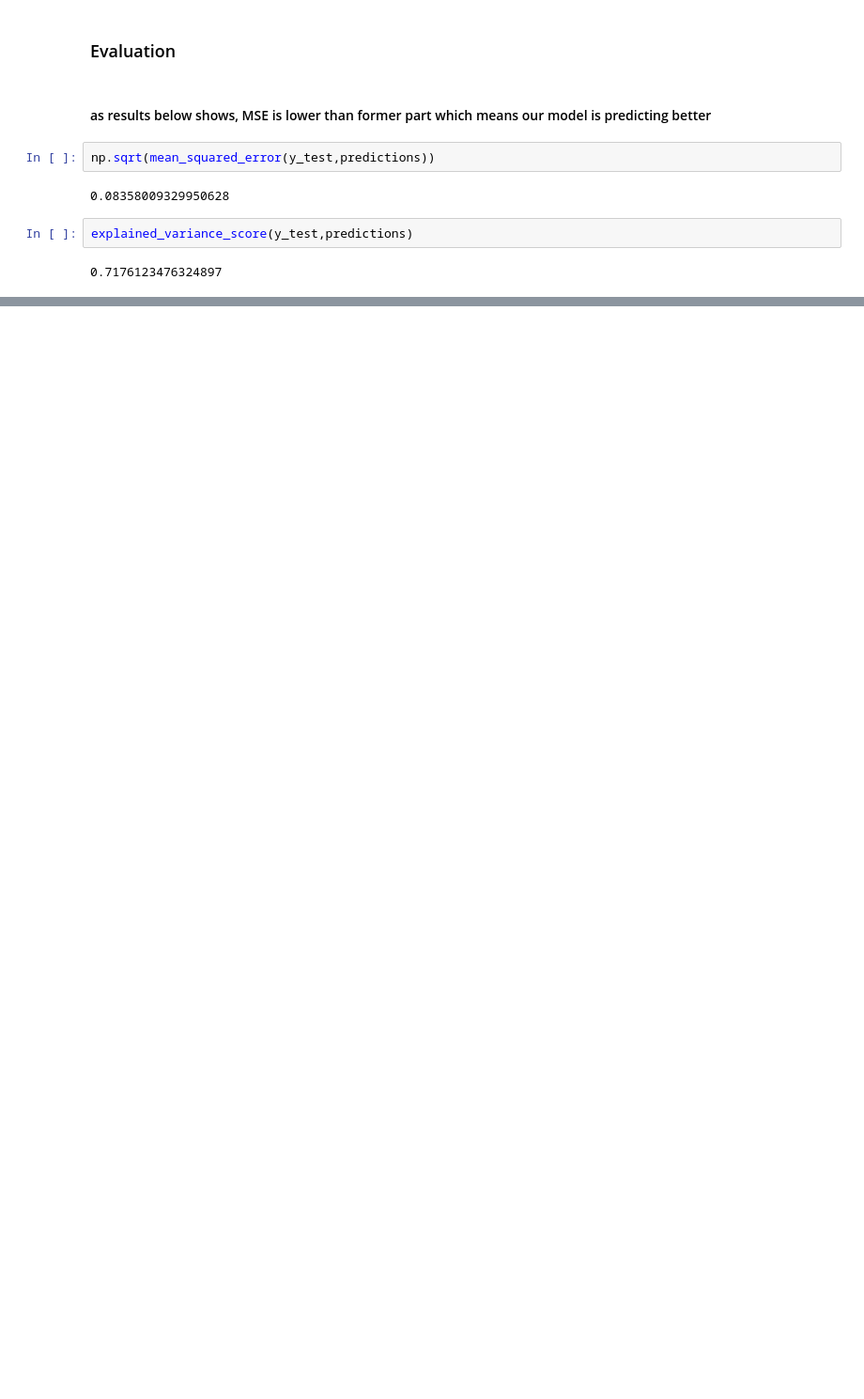
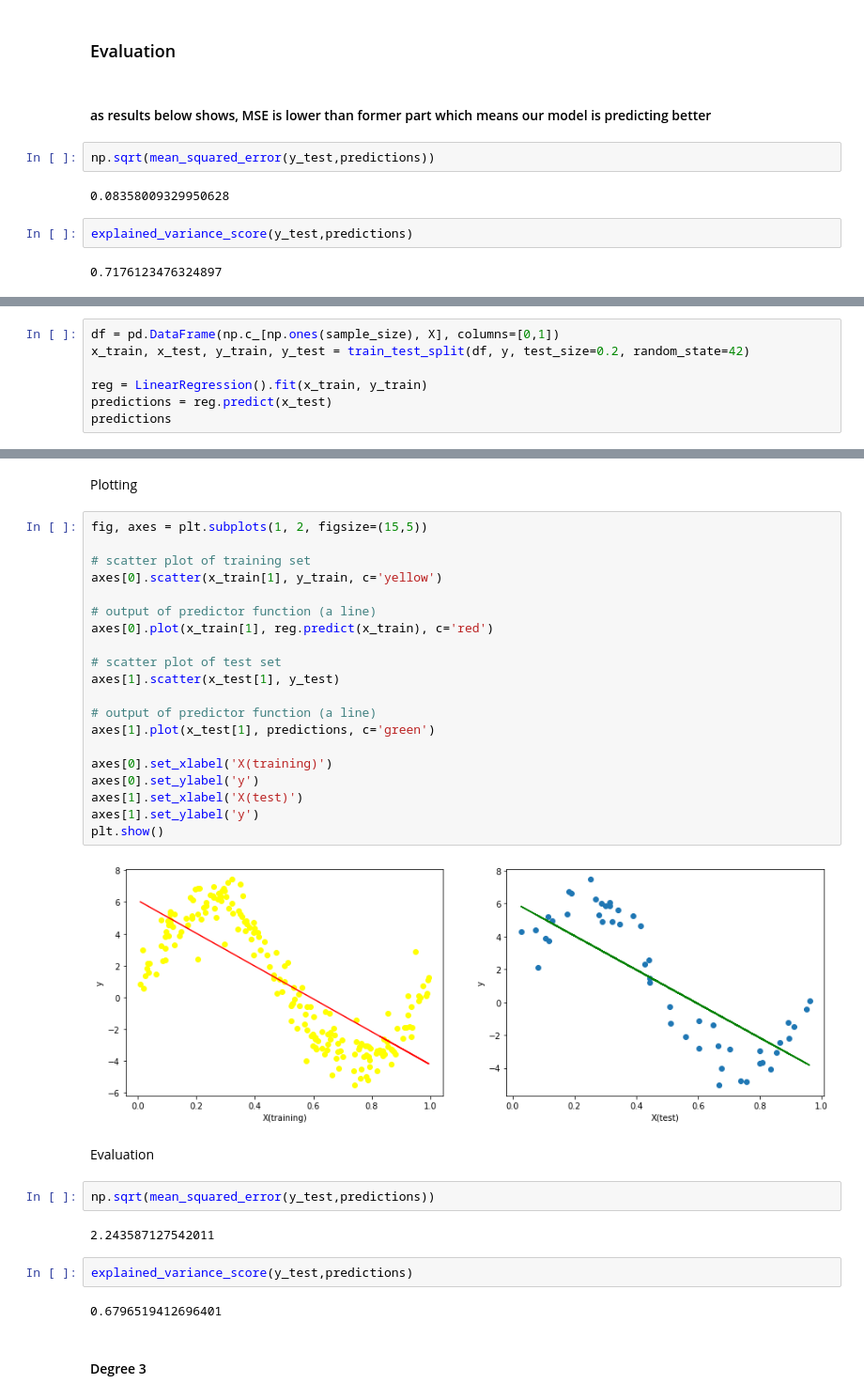
Before and after one commit to daniel-saeedi/SummerSchool-Project1, a Jupyter notebook: AdmissionChancePredictor.ipynb, the cells around one changed output, grey strips where cells are left out. Shown at 94% size. Drawn from its saved outputs; the diff is of its cells as text; blank space fills up the shorter version.

```diff
--- a/AdmissionChancePredictor.ipynb
+++ b/AdmissionChancePredictor.ipynb
@@ -536,0 +553,7 @@ explained_variance_score(y_test,predictions)
+# %%
+df = pd.DataFrame(np.c_[np.ones(sample_size), X], columns=[0,1])
+x_train, x_test, y_train, y_test = train_test_split(df, y, test_size=0.2, random_state=42)
+
+reg = LinearRegression().fit(x_train, y_train)
+predictions = reg.predict(x_test)
+predictions
@@ -536,0 +571,36 @@ explained_variance_score(y_test,predictions)
+# %% [markdown]
+Plotting
+# %%
+fig, axes = plt.subplots(1, 2, figsize=(15,5))
+
+# scatter plot of training set
+axes[0].scatter(x_train[1], y_train, c='yellow')
+
+# output of predictor function (a line)
+axes[0].plot(x_train[1], reg.predict(x_train), c='red')
+
+# scatter plot of test set
+axes[1].scatter(x_test[1], y_test)
+
+# output of predictor function (a line)
+axes[1].plot(x_test[1], predictions, c='green')
+
+axes[0].set_xlabel('X(training)')
+axes[0].set_ylabel('y')
+axes[1].set_xlabel('X(test)')
+axes[1].set_ylabel('y')
+plt.show()
+# %% [output]
+[figure, added]
+# %% [markdown]
+Evaluation
+# %%
+np.sqrt(mean_squared_error(y_test,predictions))
+# %% [output]
+2.243587127542011
+# %%
+explained_variance_score(y_test,predictions)
+# %% [output]
+0.6796519412696401
+# %% [markdown]
+#### Degree 3
```
Also changed, not shown: parts of 8 cells of this notebook.
